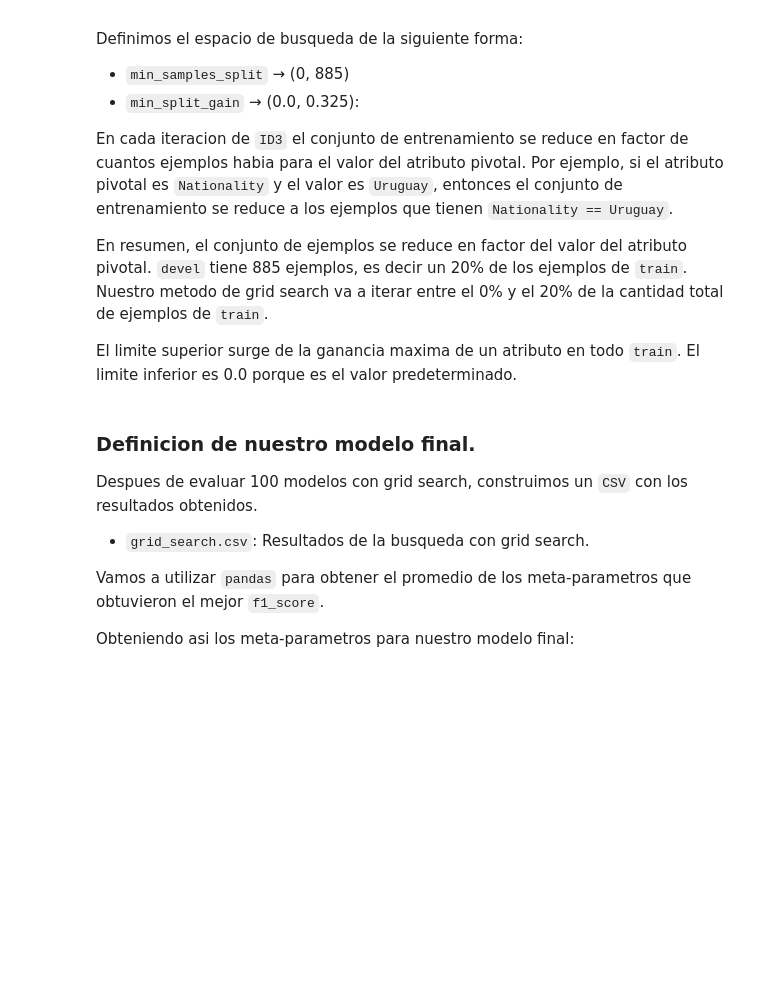
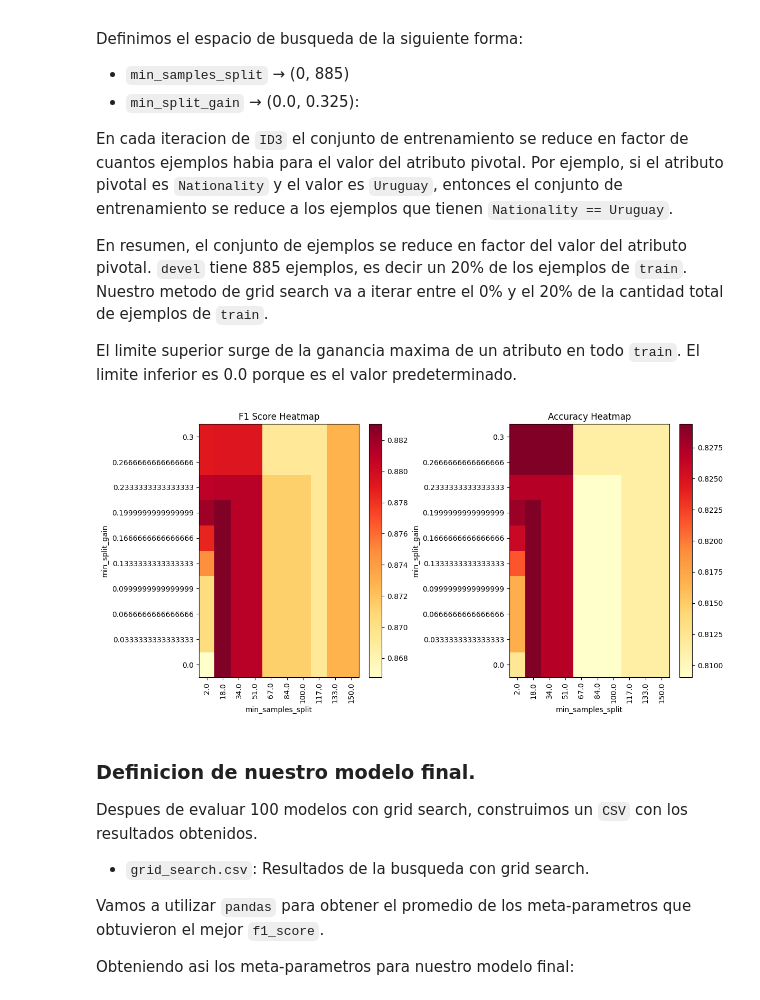
Before and after one commit to santiagoalaniz/fing_aprendaut, a Jupyter notebook: lab1/informe_tarea_01.ipynb, the cells around one changed output. Cells and saved outputs as stored; diff of their text form; code cells hidden in the pictures; blank space fills up the shorter version.

Commit message:
grid heatmap

```diff
--- a/lab1/informe_tarea_01.ipynb
+++ b/lab1/informe_tarea_01.ipynb
@@ -413,5 +432,51 @@ def grid_search_to_csv():
 
 if not os.path.exists('assets/grid_search.csv'): grid_search_to_csv()
+# %%
+import pandas as pd
+import numpy as np
+import matplotlib.pyplot as plt
+
+# Load the CSV data into a pandas DataFrame
+f1_grid_data = pd.read_csv('assets/grid_search.csv')
+acc_grid_data = pd.read_csv('assets/grid_search_acc.csv')
+
+# Get unique values of min_samples_split and min_split_gain
+min_samples_split_values = sorted(f1_grid_data['min_samples_split'].unique())
+min_split_gain_values = sorted(f1_grid_data['min_split_gain'].unique())
+
+# Create a matrix of f1_score values
+f1_score_matrix = np.zeros((len(min_split_gain_values), len(min_samples_split_values)))
+acc_score_matrix = np.zeros((len(min_split_gain_values), len(min_samples_split_values)))
+for i, msg in enumerate(min_split_gain_values):
+    for j, mss in enumerate(min_samples_split_values):
+        f1_score_matrix[i, j] = f1_grid_data[(f1_grid_data['min_split_gain'] == msg) & (f1_grid_data['min_samples_split'] == mss)]['f1_score'].values[0]
+        acc_score_matrix[i, j] = acc_grid_data[(acc_grid_data['min_split_gain'] == msg) & (acc_grid_data['min_samples_split'] == mss)]['accuracy'].values[0]
+
+
+fig, axes = plt.subplots(1, 2, figsize=(12, 6))
+
+# F1 Score Heatmap
+heatmap = axes[0].pcolor(f1_score_matrix, cmap='YlOrRd')
+fig.colorbar(heatmap, ax=axes[0])
+axes[0].set_title('F1 Score Heatmap')
+axes[0].set_xlabel('min_samples_split')
+axes[0].set_ylabel('min_split_gain')
+axes[0].set_xticks(np.arange(len(min_samples_split_values)) + 0.5, min_samples_split_values, rotation='vertical')
+axes[0].set_yticks(np.arange(len(min_split_gain_values)) + 0.5, min_split_gain_values)
+
+# Accuracy Heatmap
+heatmap = axes[1].pcolor(acc_score_matrix, cmap='YlOrRd')
+fig.colorbar(heatmap, ax=axes[1])
+axes[1].set_title('Accuracy Heatmap')
+axes[1].set_xlabel('min_samples_split')
+axes[1].set_ylabel('min_split_gain')
+axes[1].set_xticks(np.arange(len(min_samples_split_values)) + 0.5, min_samples_split_values, rotation='vertical')
+axes[1].set_yticks(np.arange(len(min_split_gain_values)) + 0.5, min_split_gain_values)
+
+plt.tight_layout()
+plt.show()
+# %% [output]
+[figure, added]
 # %% [markdown]
 ### Definicion de nuestro modelo final.
 
```
Also changed, not shown: parts of 4 cells of this notebook.
